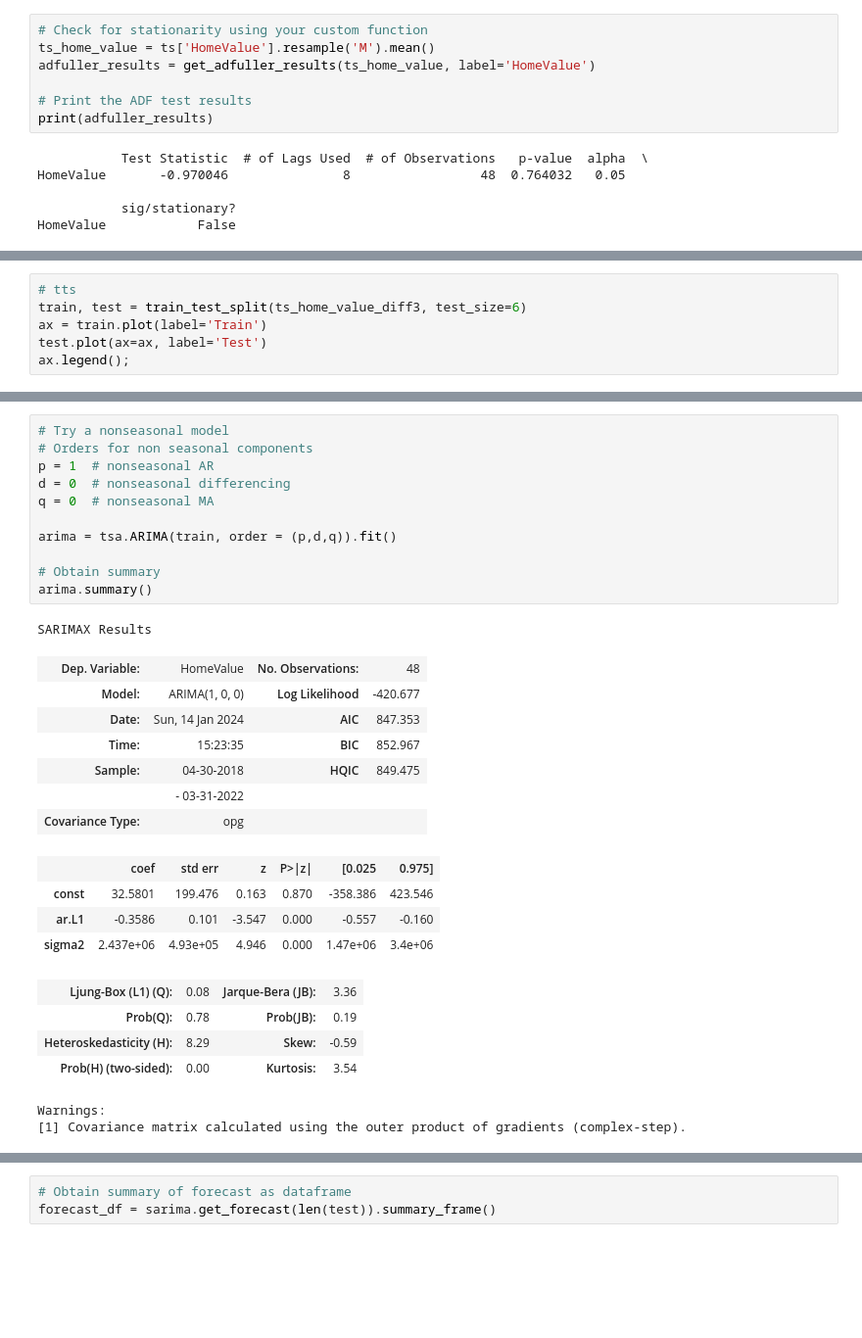
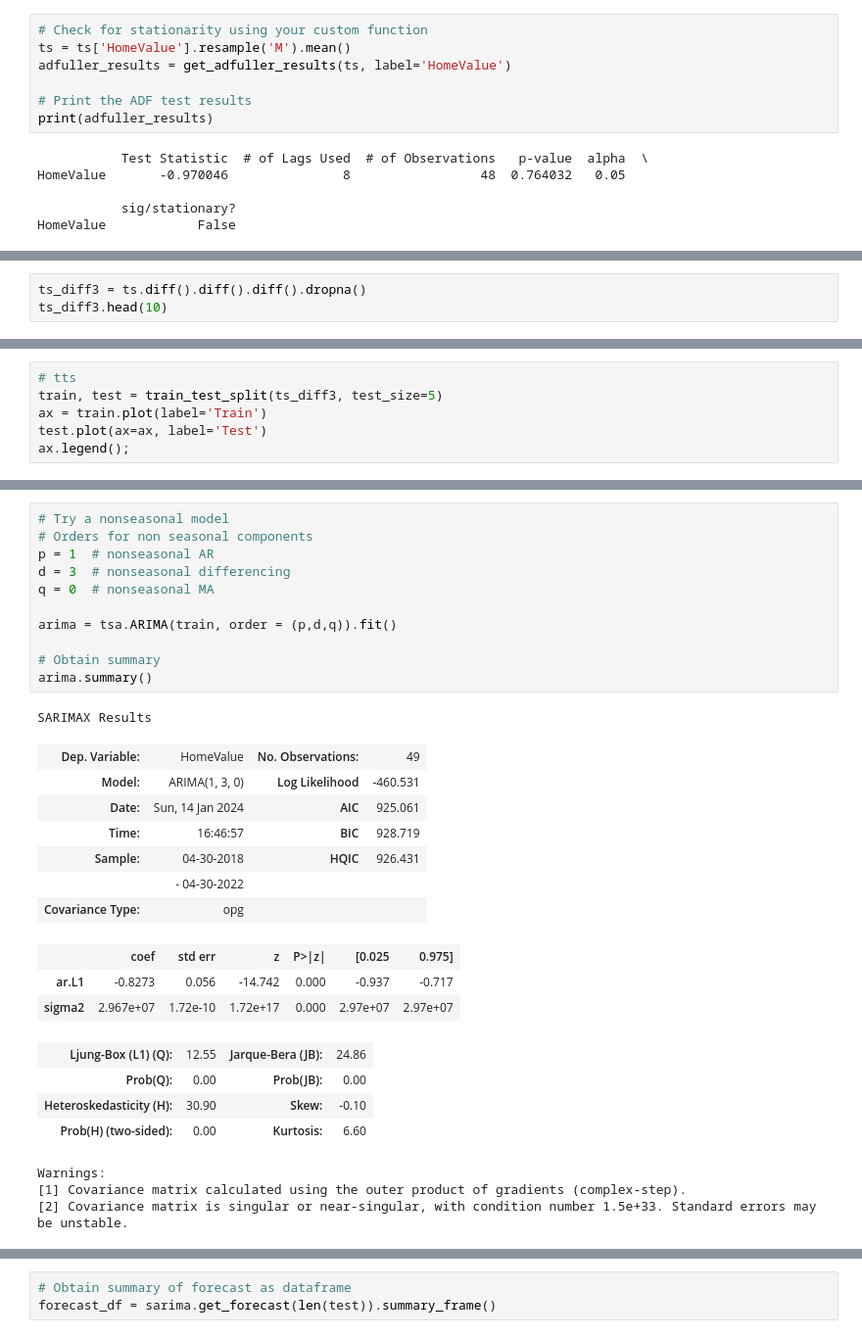
Before and after one commit to JamesCraig35/Preparing-Time-Series-from-Wide-Form-Data--Core-, a Jupyter notebook: Gridsearch SARIMA Models (Core).ipynb, the cells around one changed output, grey strips where cells are left out. Shown at 98% size. Drawn from its saved outputs; the diff is of its cells as text; blank space fills up the shorter version.

```diff
--- a/Gridsearch SARIMA Models (Core).ipynb
+++ b/Gridsearch SARIMA Models (Core).ipynb
@@ -269,8 +269,8 @@ HomeValue     0
 dtype: int64
 # %%
 # Check for stationarity using your custom function
-ts_home_value = ts['HomeValue'].resample('M').mean()
-adfuller_results = get_adfuller_results(ts_home_value, label='HomeValue')
+ts = ts['HomeValue'].resample('M').mean()
+adfuller_results = get_adfuller_results(ts, label='HomeValue')
 
 # Print the ADF test results
 print(adfuller_results)
@@ -290,0 +289,3 @@ ts_home_value_diff2 = ts_home_value.diff().diff().dropna()
+# %%
+ts_diff3 = ts.diff().diff().diff().dropna()
+ts_diff3.head(10)
@@ -342,6 +347,6 @@ Prices are highest in august and lowest at the start of the year in Jan
 # %%
 # tts
-train, test = train_test_split(ts_home_value_diff3, test_size=6)
+train, test = train_test_split(ts_diff3, test_size=5)
 ax = train.plot(label='Train')
 test.plot(ax=ax, label='Test')
 ax.legend();
@@ -350,33 +355,33 @@ ax.legend();
 # %%
 # Try a nonseasonal model
 # Orders for non seasonal components
 p = 1  # nonseasonal AR
-d = 0  # nonseasonal differencing
+d = 3  # nonseasonal differencing
 q = 0  # nonseasonal MA
 
 arima = tsa.ARIMA(train, order = (p,d,q)).fit()
 
 # Obtain summary
 arima.summary()
 # %% [output]
 SARIMAX Results
-| Dep. Variable: | HomeValue | No. Observations: | 48 |
-| Model: | ARIMA(1, 0, 0) | Log Likelihood | -420.677 |
-| Date: | Sun, 14 Jan 2024 | AIC | 847.353 |
-| Time: | 15:23:35 | BIC | 852.967 |
-| Sample: | 04-30-2018 | HQIC | 849.475 |
-|  | - 03-31-2022 |  |  |
+| Dep. Variable: | HomeValue | No. Observations: | 49 |
+| Model: | ARIMA(1, 3, 0) | Log Likelihood | -460.531 |
+| Date: | Sun, 14 Jan 2024 | AIC | 925.061 |
+| Time: | 16:46:57 | BIC | 928.719 |
+| Sample: | 04-30-2018 | HQIC | 926.431 |
+|  | - 04-30-2022 |  |  |
 | Covariance Type: | opg |  |  |
 |  | coef | std err | z | P>|z| | [0.025 | 0.975] |
-| const | 32.5801 | 199.476 | 0.163 | 0.870 | -358.386 | 423.546 |
-| ar.L1 | -0.3586 | 0.101 | -3.547 | 0.000 | -0.557 | -0.160 |
-| sigma2 | 2.437e+06 | 4.93e+05 | 4.946 | 0.000 | 1.47e+06 | 3.4e+06 |
+| ar.L1 | -0.8273 | 0.056 | -14.742 | 0.000 | -0.937 | -0.717 |
+| sigma2 | 2.967e+07 | 1.72e-10 | 1.72e+17 | 0.000 | 2.97e+07 | 2.97e+07 |
-| Ljung-Box (L1) (Q): | 0.08 | Jarque-Bera (JB): | 3.36 |
-| Prob(Q): | 0.78 | Prob(JB): | 0.19 |
-| Heteroskedasticity (H): | 8.29 | Skew: | -0.59 |
-| Prob(H) (two-sided): | 0.00 | Kurtosis: | 3.54 |
+| Ljung-Box (L1) (Q): | 12.55 | Jarque-Bera (JB): | 24.86 |
+| Prob(Q): | 0.00 | Prob(JB): | 0.00 |
+| Heteroskedasticity (H): | 30.90 | Skew: | -0.10 |
+| Prob(H) (two-sided): | 0.00 | Kurtosis: | 6.60 |
 Warnings:
 [1] Covariance matrix calculated using the outer product of gradients (complex-step).
+[2] Covariance matrix is singular or near-singular, with condition number 1.5e+33. Standard errors may be unstable.
 # %%
 # Obtain diagnostic plots
 fig = arima.plot_diagnostics()
```
Also changed, not shown: parts of 25 cells of this notebook.
